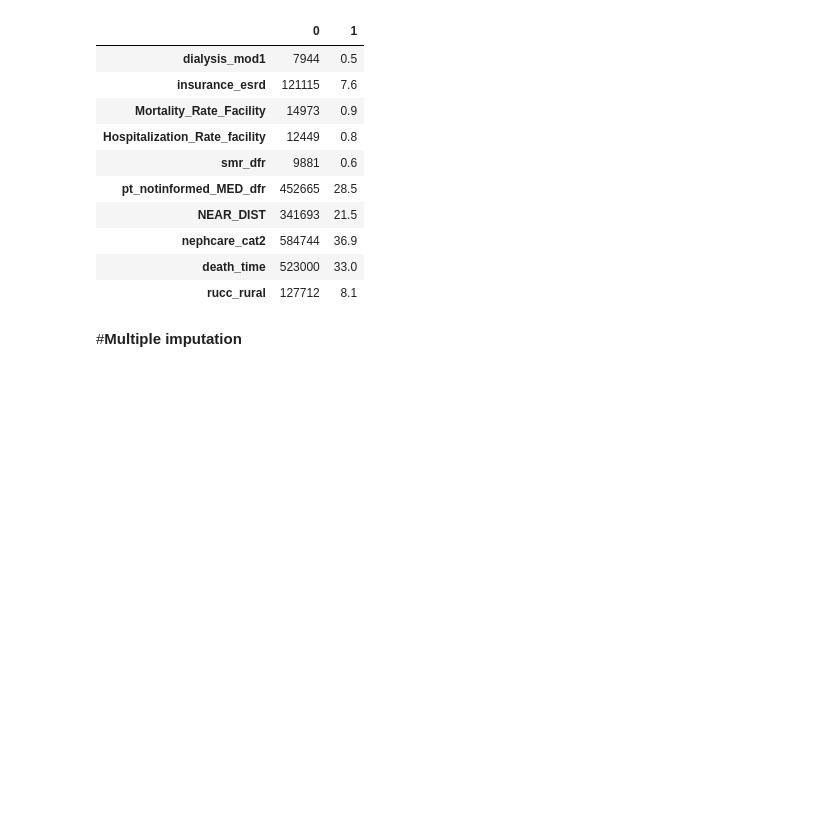
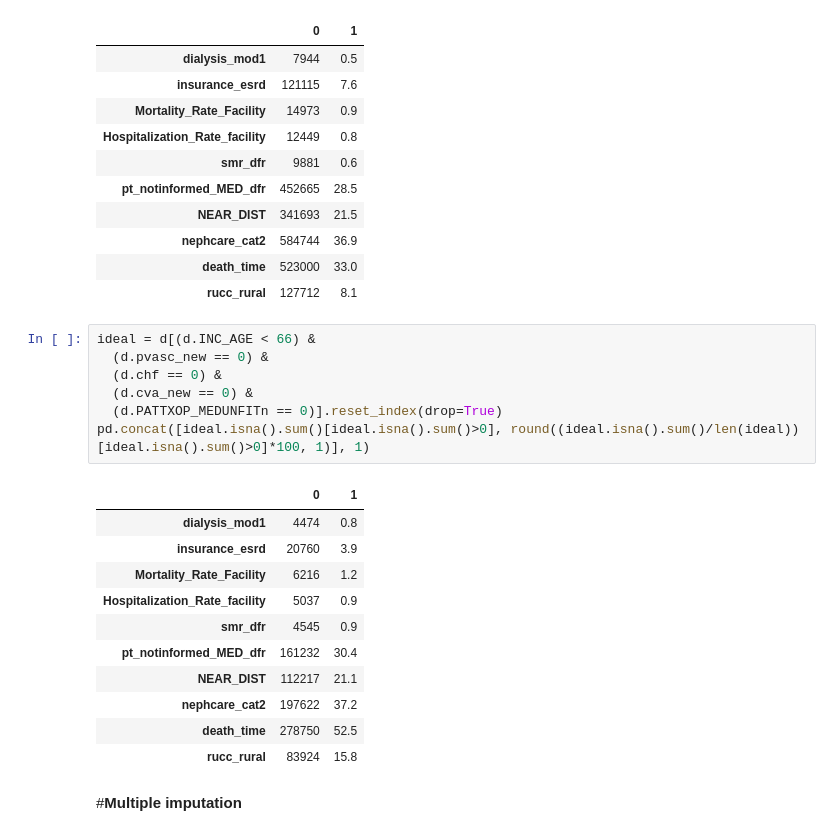
Before and after one commit to acmilannesta/dialysis_facility_kidney_tx, a Jupyter notebook: Facility_table3_new1.ipynb, the cells around one changed output. Cells and saved outputs as stored; diff of their text form; blank space fills up the shorter version.

```diff
--- a/Facility_table3_new1.ipynb
+++ b/Facility_table3_new1.ipynb
@@ -79,6 +79,25 @@ pd.concat([d.isna().sum()[d.isna().sum()>0], round((d.isna().sum()/len(d))[d.isn
 | nephcare_cat2 | 584744 | 36.9 |
 | death_time | 523000 | 33.0 |
 | rucc_rural | 127712 | 8.1 |
+# %%
+ideal = d[(d.INC_AGE < 66) &
+  (d.pvasc_new == 0) &
+  (d.chf == 0) &
+  (d.cva_new == 0) &
+  (d.PATTXOP_MEDUNFITn == 0)].reset_index(drop=True)
+pd.concat([ideal.isna().sum()[ideal.isna().sum()>0], round((ideal.isna().sum()/len(ideal))[ideal.isna().sum()>0]*100, 1)], 1)
+# %% [output]
+|  | 0 | 1 |
+| dialysis_mod1 | 4474 | 0.8 |
+| insurance_esrd | 20760 | 3.9 |
+| Mortality_Rate_Facility | 6216 | 1.2 |
+| Hospitalization_Rate_facility | 5037 | 0.9 |
+| smr_dfr | 4545 | 0.9 |
+| pt_notinformed_MED_dfr | 161232 | 30.4 |
+| NEAR_DIST | 112217 | 21.1 |
+| nephcare_cat2 | 197622 | 37.2 |
+| death_time | 278750 | 52.5 |
+| rucc_rural | 83924 | 15.8 |
 # %% [markdown]
 #**Multiple imputation**
 # %% [markdown]
```
Also changed, not shown: parts of 1 cell of this notebook.
